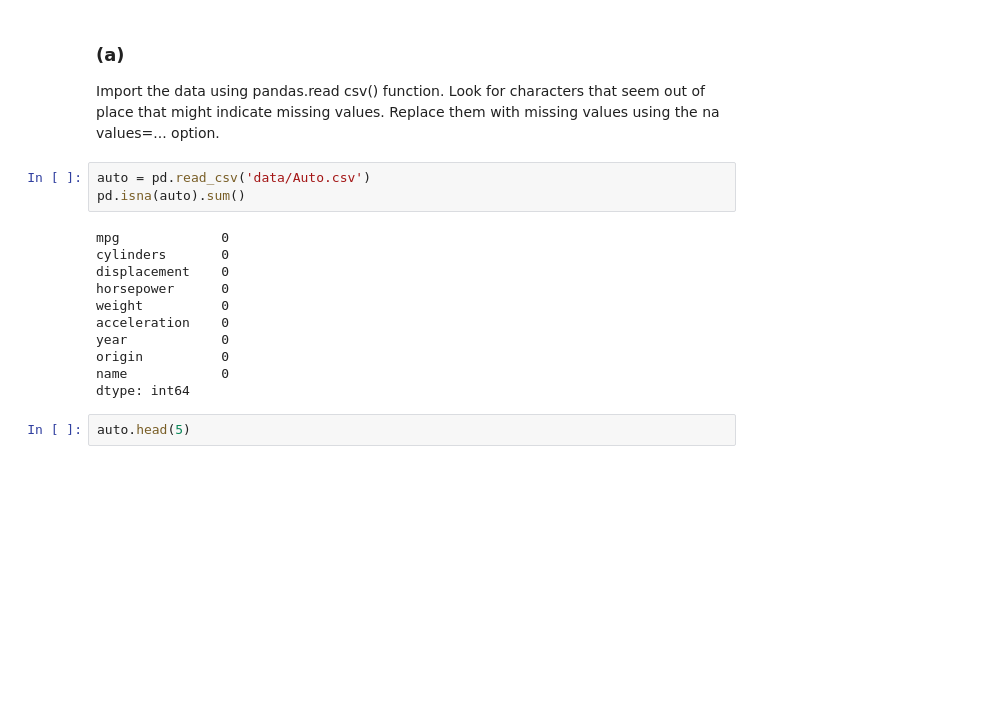
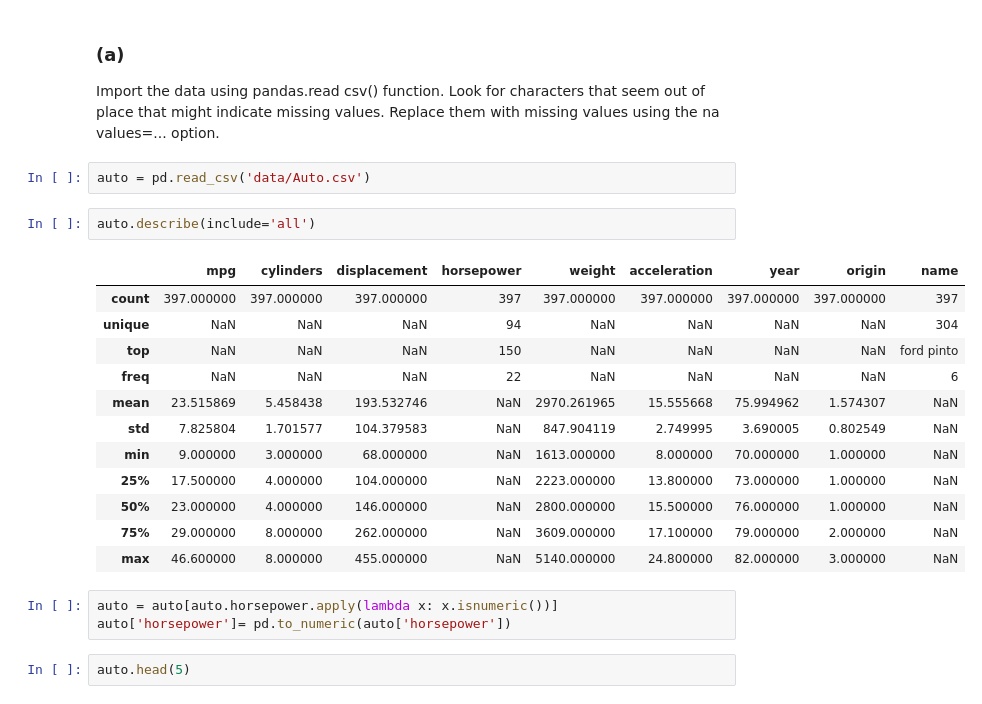
Before and after one commit to JoshLaven/persp-model-econ_w20, a Jupyter notebook: ProblemSets/PS6/PS6Laven.ipynb, the cells around one changed output. Saved outputs shown, nothing was run; the diff lists cells and outputs as text; blank space fills up the shorter version.

```diff
--- a/ProblemSets/PS6/PS6Laven.ipynb
+++ b/ProblemSets/PS6/PS6Laven.ipynb
@@ -10,18 +10,24 @@ import numpy as np
 Import the data using pandas.read csv() function. Look for characters that seem out of place that might indicate missing values. Replace them with missing values using the na values=... option.
 # %%
 auto = pd.read_csv('data/Auto.csv')
-pd.isna(auto).sum()
-# %% [output]
-mpg             0
-cylinders       0
-displacement    0
-horsepower      0
-weight          0
-acceleration    0
-year            0
-origin          0
-name            0
-dtype: int64
+# %%
+auto.describe(include='all')
+# %% [output]
+|  | mpg | cylinders | displacement | horsepower | weight | acceleration | year | origin | name |
+| count | 397.000000 | 397.000000 | 397.000000 | 397 | 397.000000 | 397.000000 | 397.000000 | 397.000000 | 397 |
+| unique | NaN | NaN | NaN | 94 | NaN | NaN | NaN | NaN | 304 |
+| top | NaN | NaN | NaN | 150 | NaN | NaN | NaN | NaN | ford pinto |
+| freq | NaN | NaN | NaN | 22 | NaN | NaN | NaN | NaN | 6 |
+| mean | 23.515869 | 5.458438 | 193.532746 | NaN | 2970.261965 | 15.555668 | 75.994962 | 1.574307 | NaN |
+| std | 7.825804 | 1.701577 | 104.379583 | NaN | 847.904119 | 2.749995 | 3.690005 | 0.802549 | NaN |
+| min | 9.000000 | 3.000000 | 68.000000 | NaN | 1613.000000 | 8.000000 | 70.000000 | 1.000000 | NaN |
+| 25% | 17.500000 | 4.000000 | 104.000000 | NaN | 2223.000000 | 13.800000 | 73.000000 | 1.000000 | NaN |
+| 50% | 23.000000 | 4.000000 | 146.000000 | NaN | 2800.000000 | 15.500000 | 76.000000 | 1.000000 | NaN |
+| 75% | 29.000000 | 8.000000 | 262.000000 | NaN | 3609.000000 | 17.100000 | 79.000000 | 2.000000 | NaN |
+| max | 46.600000 | 8.000000 | 455.000000 | NaN | 5140.000000 | 24.800000 | 82.000000 | 3.000000 | NaN |
+# %%
+auto = auto[auto.horsepower.apply(lambda x: x.isnumeric())]
+auto['horsepower']= pd.to_numeric(auto['horsepower'])
 # %%
 auto.head(5)
 # %% [output]
```
Also changed, not shown: parts of 10 cells of this notebook.
